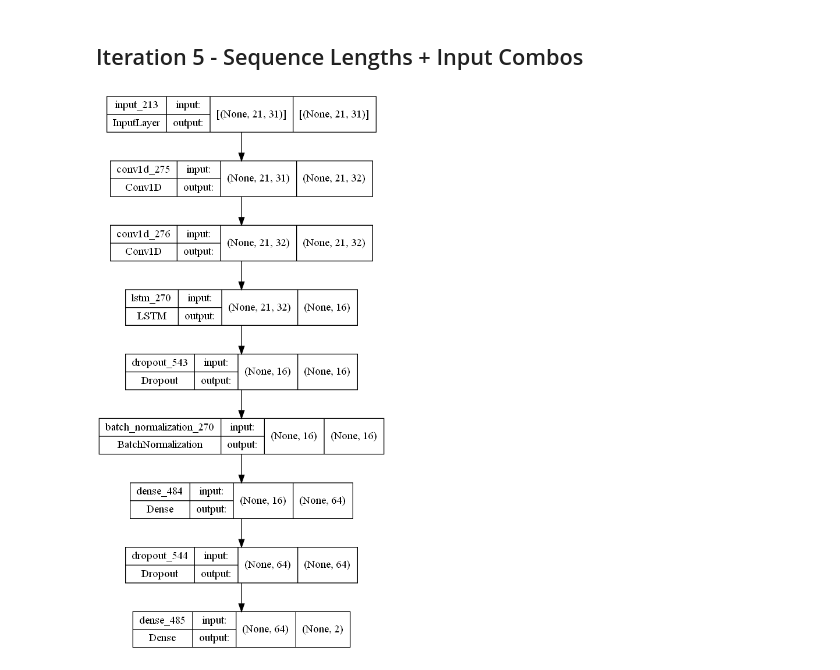
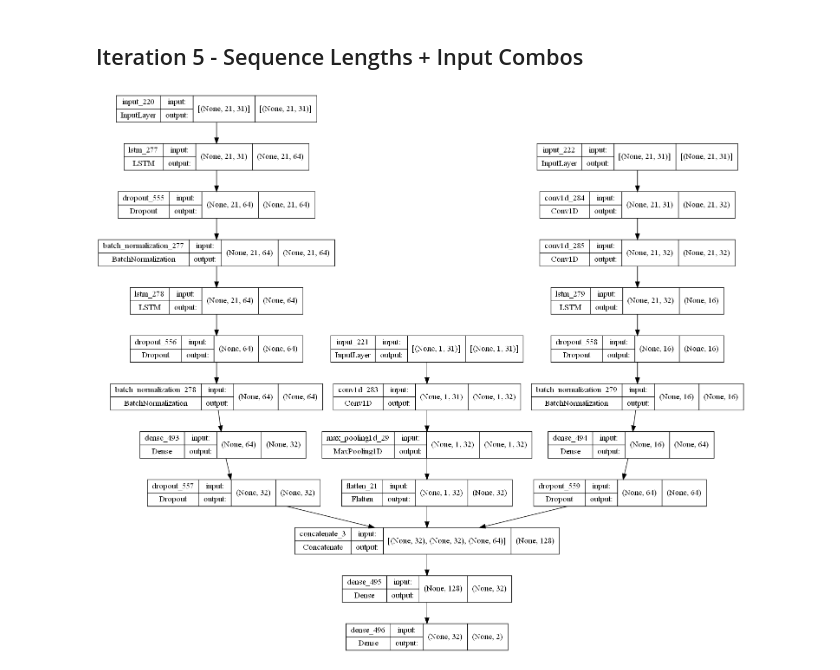
Before and after one commit to Alvie/predicting-stocks-fyp, a Jupyter notebook: main.ipynb, the cells around one changed output. Saved outputs shown, nothing was run; the diff lists cells and outputs as text; code cells hidden in the pictures.

```diff
--- a/main.ipynb
+++ b/main.ipynb
@@ -729,20 +757,51 @@ iteration_5()
 # %%
+
+lstm_input = Input(shape=(initial_train_x.shape[1:]))
+
+lstm_lstm_1 = LSTM(64, return_sequences=True)(lstm_input)
+lstm_dropout_1 = Dropout(0.4)(lstm_lstm_1)
+lstm_bn_1 = BatchNormalization()(lstm_dropout_1)
+
+lstm_lstm_2 = LSTM(64)(lstm_bn_1)
+lstm_dropout_2 = Dropout(0.4)(lstm_lstm_2)
+lstm_bn_2 = BatchNormalization()(lstm_dropout_2)
+
+lstm_dense_1 = Dense(32, activation='relu')(lstm_bn_2)
+lstm_dropout_3 = Dropout(0.4)(lstm_dense_1)
+
+# # lstm_dense_3 = Dense(2, activation='softmax')(lstm_dropout_3)
+
+# CNN
+cnn_input = Input(shape=(cnn_train_x.shape[1:]))
+
+cnn_conv_1 = Conv1D(32, kernel_size=1, padding='valid', activation='relu')(cnn_input)
+cnn_pool_1 = MaxPooling1D(1)(cnn_conv_1)
+cnn_flat_1 = Flatten()(cnn_pool_1)
+
+# # cnn_dense_1 = Dense(2, activation='softmax')(cnn_flat_1)
+
+# CNN LSTM
 cnn_lstm_input = Input(shape=(initial_train_x.shape[1:]))
 
 cnn_lstm_conv_1 = Conv1D(32, 2, padding='same')(cnn_lstm_input)
 cnn_lstm_conv_2 = Conv1D(32, 2, padding='same')(cnn_lstm_conv_1)
 
 cnn_lstm_lstm_1 = LSTM(16)(cnn_lstm_conv_2)
 cnn_lstm_drop_1 = Dropout(0.4)(cnn_lstm_lstm_1)
 cnn_lstm_bn_1 = BatchNormalization()(cnn_lstm_drop_1)
 
 cnn_lstm_dense_1 = Dense(64, activation='relu')(cnn_lstm_bn_1)
 cnn_lstm_drop_2 = Dropout(0.4)(cnn_lstm_dense_1)
-cnn_lstm_dense_2 = Dense(2, activation='softmax')(cnn_lstm_drop_2)
 
-model = tf.keras.Model(inputs=[cnn_lstm_input], outputs=[cnn_lstm_dense_2])
+# # cnn_lstm_dense_2 = Dense(2, activation='softmax')(cnn_lstm_drop_2)
 
-dot_img_file = './latex_document/figures/results/cnnlstm/model.png'
+concat = Concatenate()([lstm_dropout_3, cnn_flat_1, cnn_lstm_drop_2])
+final_dense_1 = Dense(32, activation='relu')(concat)
+output = Dense(2, activation='softmax')(final_dense_1)
+
+model = tf.keras.Model(inputs=[lstm_input, cnn_input, cnn_lstm_input], outputs=[output])
+
+dot_img_file = './latex_document/figures/results/concat/model.png'
 tf.keras.utils.plot_model(model, to_file=dot_img_file, show_shapes=True)
 # %% [output]
-[figure, old version]
+[figure, new version]
```
Also changed, not shown: parts of 6 cells of this notebook, 2 other files.
